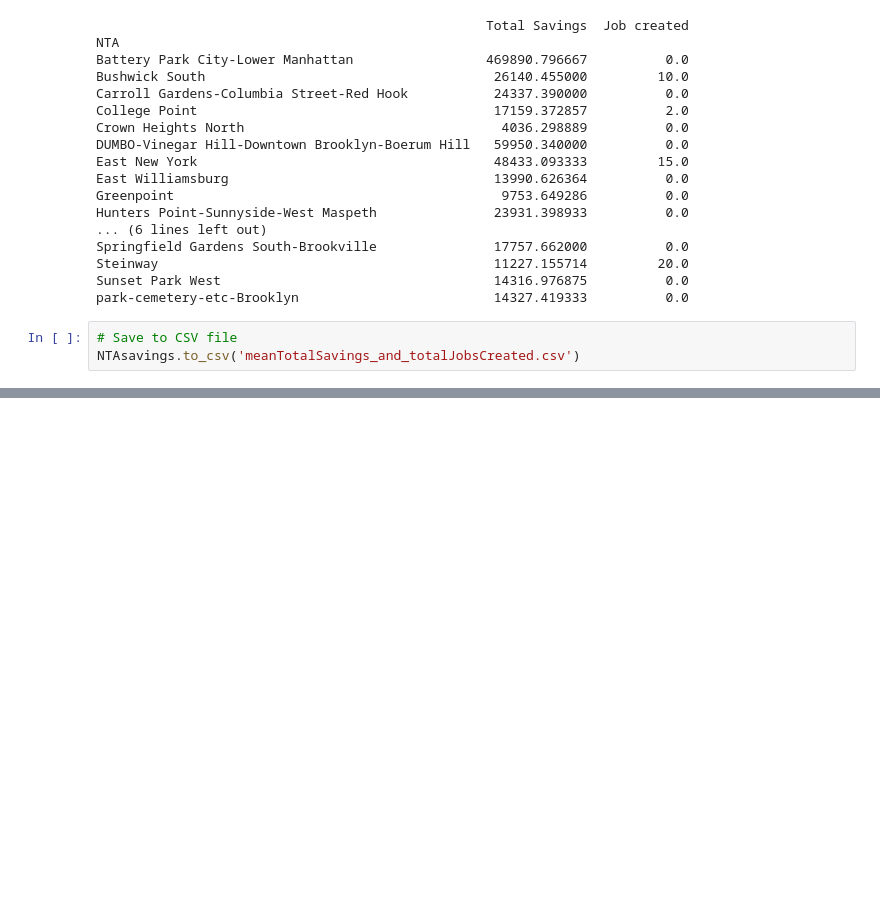
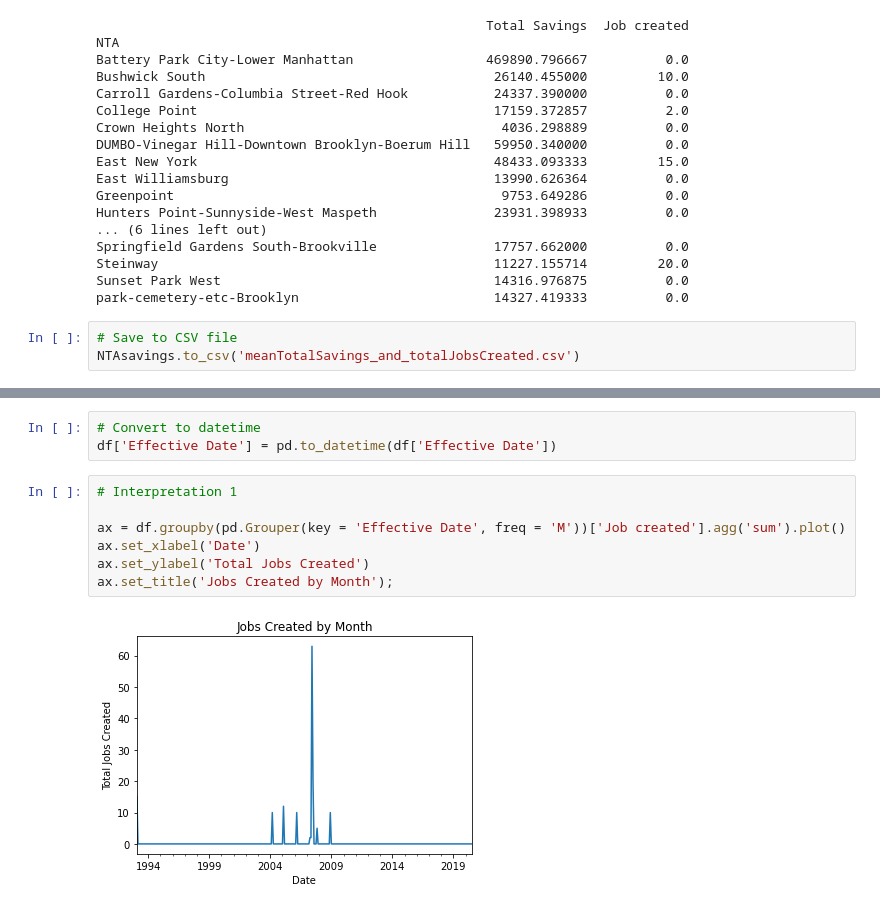
Before and after one commit to dilwong/binder-framework, a Jupyter notebook: Exploratory_Analysis.ipynb, the cells around one changed output, grey strips where cells are left out. Saved outputs shown, nothing was run; the diff lists cells and outputs as text; blank space fills up the shorter version.

```diff
--- a/Exploratory_Analysis.ipynb
+++ b/Exploratory_Analysis.ipynb
@@ -135,0 +173,12 @@ NTAsavings.to_csv('meanTotalSavings_and_totalJobsCreated.csv')
+# %%
+# Convert to datetime
+df['Effective Date'] = pd.to_datetime(df['Effective Date'])
+# %%
+# Interpretation 1
+
+ax = df.groupby(pd.Grouper(key = 'Effective Date', freq = 'M'))['Job created'].agg('sum').plot()
+ax.set_xlabel('Date')
+ax.set_ylabel('Total Jobs Created')
+ax.set_title('Jobs Created by Month');
+# %% [output]
+[figure, added]
```
Also changed, not shown: parts of 7 cells of this notebook.
